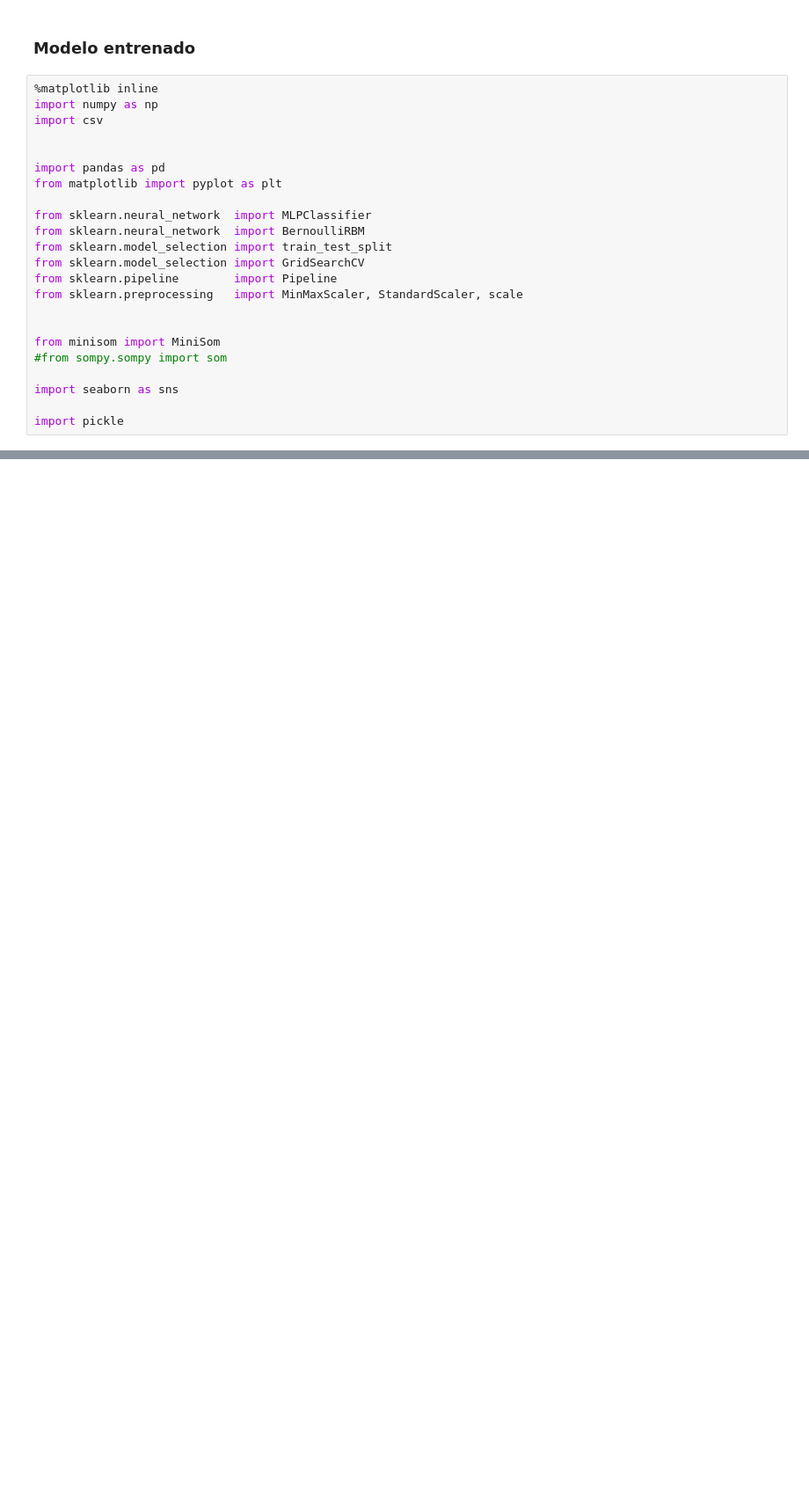
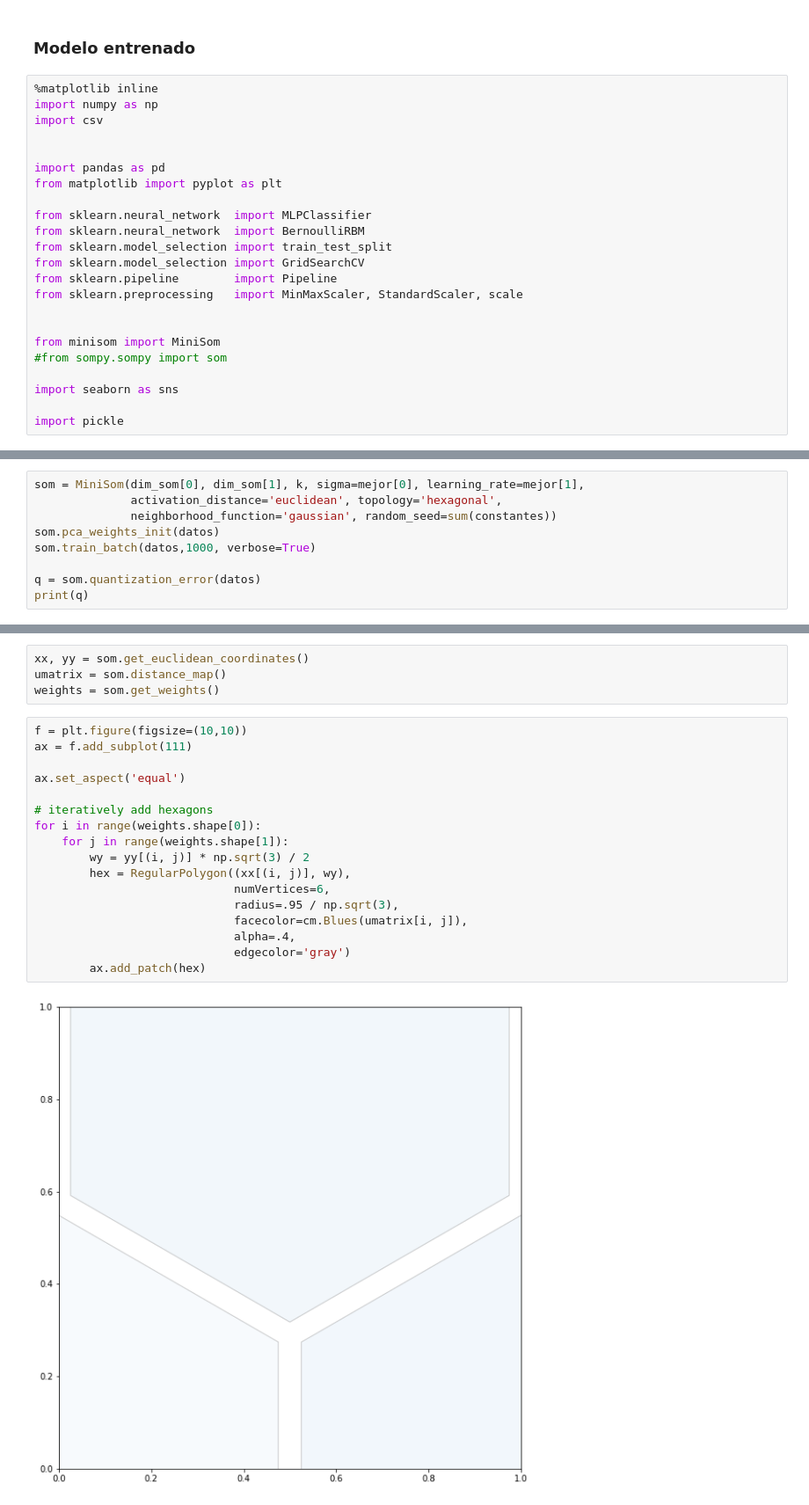
Before and after one commit to sergiohzlz/som_ontologias, a Jupyter notebook: som_modelo.ipynb, the cells around one changed output, grey strips where cells are left out. Shown: that part at 88% size. Saved outputs shown, nothing was run; the diff lists cells and outputs as text; blank space fills up the shorter version.

Commit message:
Notebok para mapa con vecindades hexagonales

```diff
--- a/som_modelo.ipynb
+++ b/som_modelo.ipynb
@@ -184,0 +164,9 @@ print(q)
+# %%
+som = MiniSom(dim_som[0], dim_som[1], k, sigma=mejor[0], learning_rate=mejor[1],
+              activation_distance='euclidean', topology='hexagonal',
+              neighborhood_function='gaussian', random_seed=sum(constantes))
+som.pca_weights_init(datos)
+som.train_batch(datos,1000, verbose=True)
+
+q = som.quantization_error(datos)
+print(q)
@@ -184,0 +228,23 @@ print(q)
+# %%
+xx, yy = som.get_euclidean_coordinates()
+umatrix = som.distance_map()
+weights = som.get_weights()
+# %%
+f = plt.figure(figsize=(10,10))
+ax = f.add_subplot(111)
+
+ax.set_aspect('equal')
+
+# iteratively add hexagons
+for i in range(weights.shape[0]):
+    for j in range(weights.shape[1]):
+        wy = yy[(i, j)] * np.sqrt(3) / 2
+        hex = RegularPolygon((xx[(i, j)], wy),
+                             numVertices=6,
+                             radius=.95 / np.sqrt(3),
+                             facecolor=cm.Blues(umatrix[i, j]),
+                             alpha=.4,
+                             edgecolor='gray')
+        ax.add_patch(hex)
+# %% [output]
+[figure, added]
```
Also changed, not shown: parts of 13 cells of this notebook, 1 other file.
